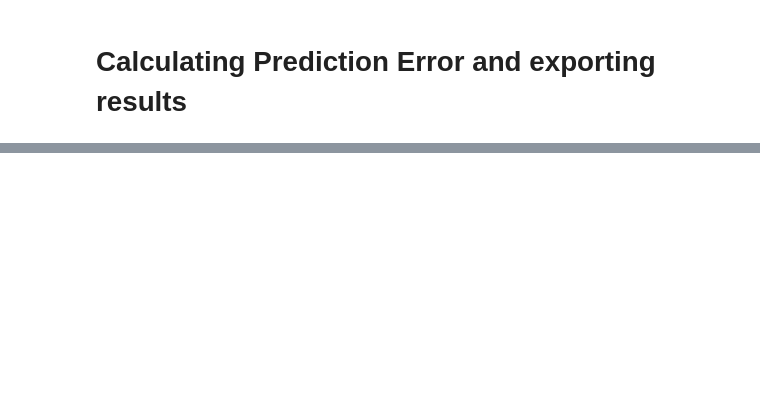
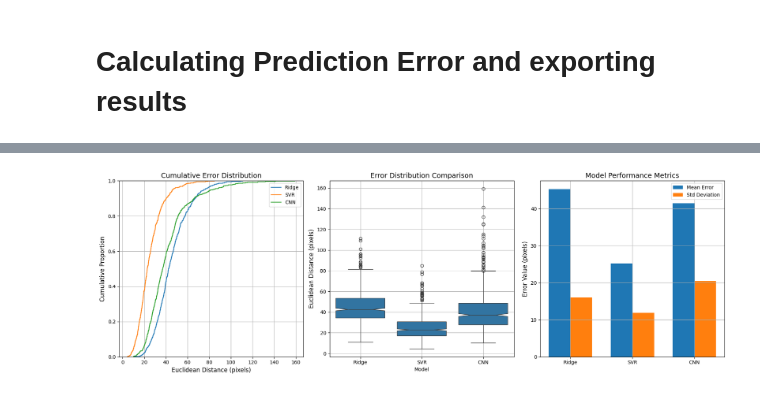
Before and after one commit to serendipity343/Machine-learning, a Jupyter notebook: task2.ipynb, the cells around one changed output, grey strips where cells are left out. Drawn from its saved outputs; the diff is of its cells as text; code cells hidden in the pictures; blank space fills up the shorter version.

```diff
--- a/task2.ipynb
+++ b/task2.ipynb
@@ -185,0 +224,19 @@ save_as_csv(y_test_pred, location='/content/gdrive/MyDrive/350')
+# %%
+print("\nTraining SVR...")
+scaler = StandardScaler()
+X_train_scaled = scaler.fit_transform(X_train)
+X_val_scaled = scaler.transform(X_val)
+
+svr_model = MultiOutputRegressor(SVR(kernel='rbf', C=1.0, epsilon=0.1))
+svr_model.fit(X_train_scaled, y_train)
+
+# Predict on validation set
+y_val_pred_svr = svr_model.predict(X_val_scaled)
+
+# Calculate errors in one clear step
+svr_errors = np.linalg.norm(y_val_pred_svr - y_val, axis=1)
+svr_mean_error = np.mean(svr_errors)
+svr_std_error = np.std(svr_errors)
+
+# Your preferred output format
+print(f"SVR - Mean Error: {svr_mean_error:.2f} ± {svr_std_error:.2f}")
@@ -185,0 +356,68 @@ save_as_csv(y_test_pred, location='/content/gdrive/MyDrive/350')
+# %%
+plt.figure(figsize=(18, 6))
+
+# 1. Cumulative Error Distribution
+plt.subplot(1, 3, 1)
+sns.ecdfplot(np.linalg.norm(y_val_pred_ridge - y_val, axis=1), label='Ridge')
+sns.ecdfplot(np.linalg.norm(y_val_pred_svr - y_val, axis=1), label='SVR')
+sns.ecdfplot(np.linalg.norm(y_val_pred_cnn - y_val_cnn, axis=1), label='CNN')
+plt.title("Cumulative Error Distribution", fontsize=14)
+plt.xlabel("Euclidean Distance (pixels)", fontsize=12)
+plt.ylabel("Cumulative Proportion", fontsize=12)
+plt.legend()
+plt.grid(True)
+
+# 2. Error Distribution Comparison
+plt.subplot(1, 3, 2)
+error_data = {
+    'Ridge': np.linalg.norm(y_val_pred_ridge - y_val, axis=1),
+    'SVR': np.linalg.norm(y_val_pred_svr - y_val, axis=1),
+    'CNN': np.linalg.norm(y_val_pred_cnn - y_val_cnn, axis=1)
+}
+
+# Convert to long format for seaborn boxplot
+error_list = []
+for model, errors in error_data.items():
+    for error in errors:
+        error_list.append({'Model': model, 'Error': error})
+df = pd.DataFrame(error_list)
+
+sns.boxplot(
+    x='Model',
+    y='Error',
+    data=df,
+    notch=True,
+    order=['Ridge', 'SVR', 'CNN']
+)
+plt.title("Error Distribution Comparison", fontsize=14)
+plt.ylabel("Euclidean Distance (pixels)", fontsize=12)
+plt.grid(True)
+
+# 3. Performance Metrics Comparison
+plt.subplot(1, 3, 3)
+
+# Prepare the metric values
+models = ['Ridge', 'SVR', 'CNN']
+means = [np.mean(error_data[model]) for model in models]
+stds = [np.std(error_data[model]) for model in models]
+
+x = np.arange(len(models))  # the label locations
+width = 0.35  # the width of the bars
+
+fig, ax = plt.gcf(), plt.gca()  # get current figure and axis
+# Create grouped bars
+ax.bar(x - width/2, means, width, label='Mean Error')
+ax.bar(x + width/2, stds, width, label='Std Deviation')
+
+# Customize
+ax.set_title("Model Performance Metrics", fontsize=14)
+ax.set_ylabel("Error Value (pixels)", fontsize=12)
+ax.set_xticks(x)
+ax.set_xticklabels(models)
+ax.legend()
+ax.grid(True)
+
+plt.tight_layout()
+plt.show()
+# %% [output]
+[figure, added]
```
Also changed, not shown: parts of 30 cells of this notebook.
